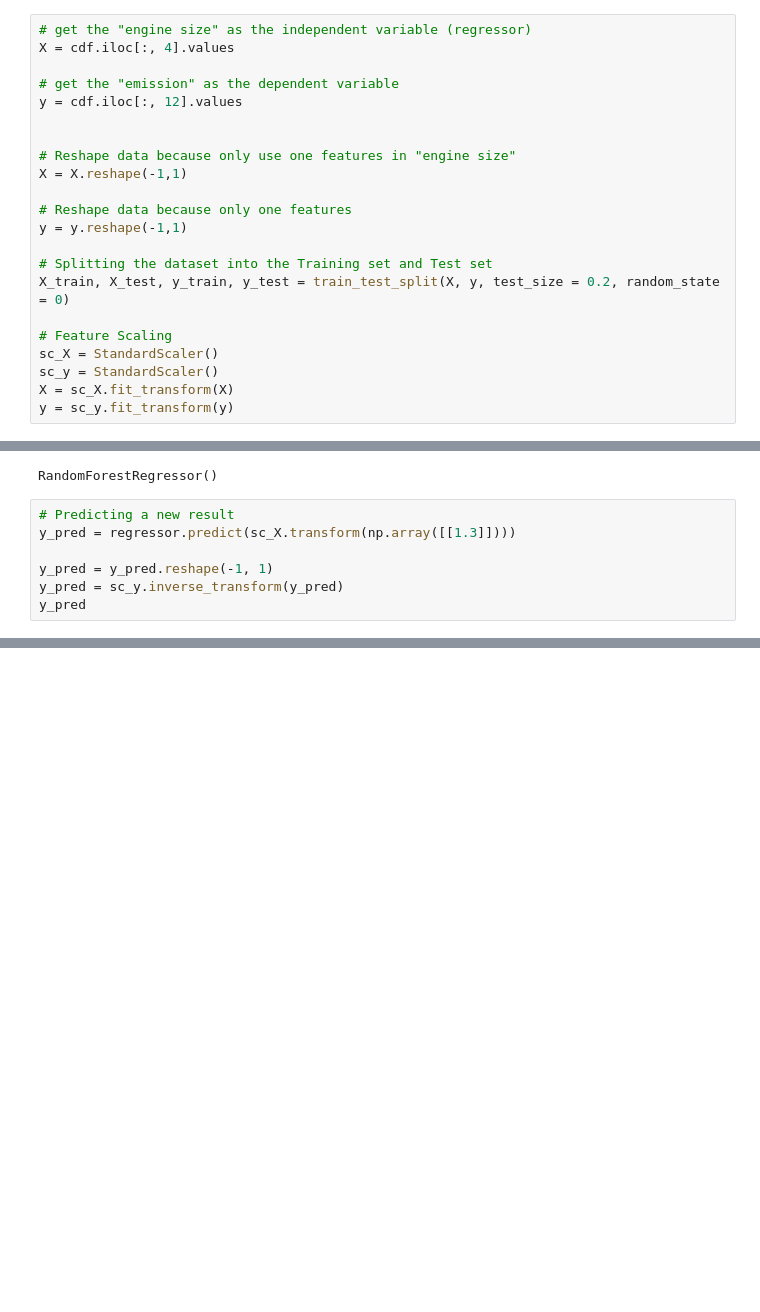
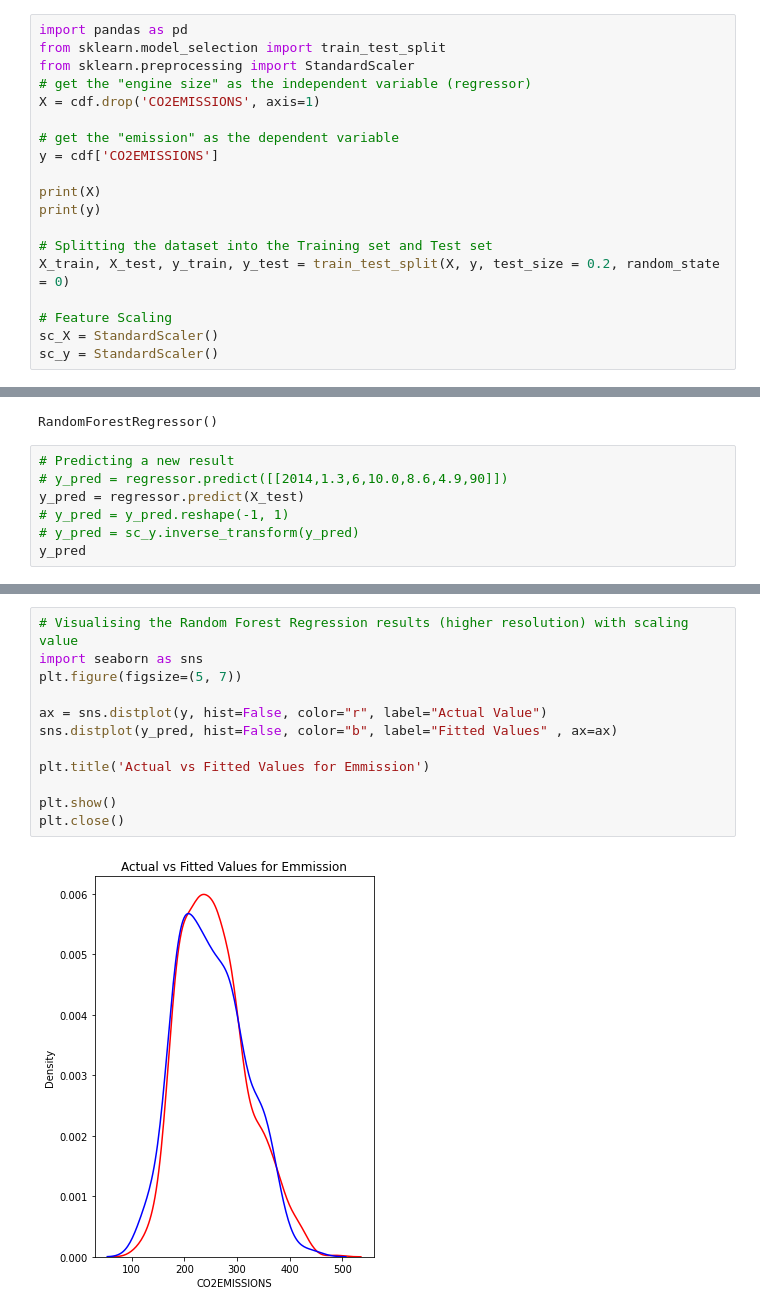
Before and after one commit to KhoirulUmmam/MachineLearning_Pert4, a Jupyter notebook: Eksekusi_algoritma_Pertemuan4.ipynb, the cells around one changed output, grey strips where cells are left out. Drawn from its saved outputs; the diff is of its cells as text; blank space fills up the shorter version.

```diff
--- a/Eksekusi_algoritma_Pertemuan4.ipynb
+++ b/Eksekusi_algoritma_Pertemuan4.ipynb
@@ -247,16 +275,15 @@ plt.show()
 # %%
+import pandas as pd
+from sklearn.model_selection import train_test_split
+from sklearn.preprocessing import StandardScaler
 # get the "engine size" as the independent variable (regressor)
-X = cdf.iloc[:, 4].values
+X = cdf.drop('CO2EMISSIONS', axis=1)
 
 # get the "emission" as the dependent variable
-y = cdf.iloc[:, 12].values
+y = cdf['CO2EMISSIONS']
 
-
-# Reshape data because only use one features in "engine size"
-X = X.reshape(-1,1)
-
-# Reshape data because only one features
-y = y.reshape(-1,1)
+print(X)
+print(y)
 
 # Splitting the dataset into the Training set and Test set
 X_train, X_test, y_train, y_test = train_test_split(X, y, test_size = 0.2, random_state = 0)
@@ -264,5 +291,3 @@ X_train, X_test, y_train, y_test = train_test_split(X, y, test_size = 0.2, rando
 # Feature Scaling
 sc_X = StandardScaler()
 sc_y = StandardScaler()
-X = sc_X.fit_transform(X)
-y = sc_y.fit_transform(y)
@@ -274,9 +324,9 @@ regressor.fit(X, y)
 RandomForestRegressor()
 # %%
 # Predicting a new result
-y_pred = regressor.predict(sc_X.transform(np.array([[1.3]])))
-
-y_pred = y_pred.reshape(-1, 1)
-y_pred = sc_y.inverse_transform(y_pred)
+# y_pred = regressor.predict([[2014,1.3,6,10.0,8.6,4.9,90]])
+y_pred = regressor.predict(X_test)
+# y_pred = y_pred.reshape(-1, 1)
+# y_pred = sc_y.inverse_transform(y_pred)
 y_pred
 # %% [output]
@@ -295,0 +350,14 @@ plt.show()
+# %%
+# Visualising the Random Forest Regression results (higher resolution) with scaling value
+import seaborn as sns
+plt.figure(figsize=(5, 7))
+
+ax = sns.distplot(y, hist=False, color="r", label="Actual Value")
+sns.distplot(y_pred, hist=False, color="b", label="Fitted Values" , ax=ax)
+
+plt.title('Actual vs Fitted Values for Emmission')
+
+plt.show()
+plt.close()
+# %% [output]
+[figure, added]
```
Also changed, not shown: parts of 9 cells of this notebook, 1 other file.
